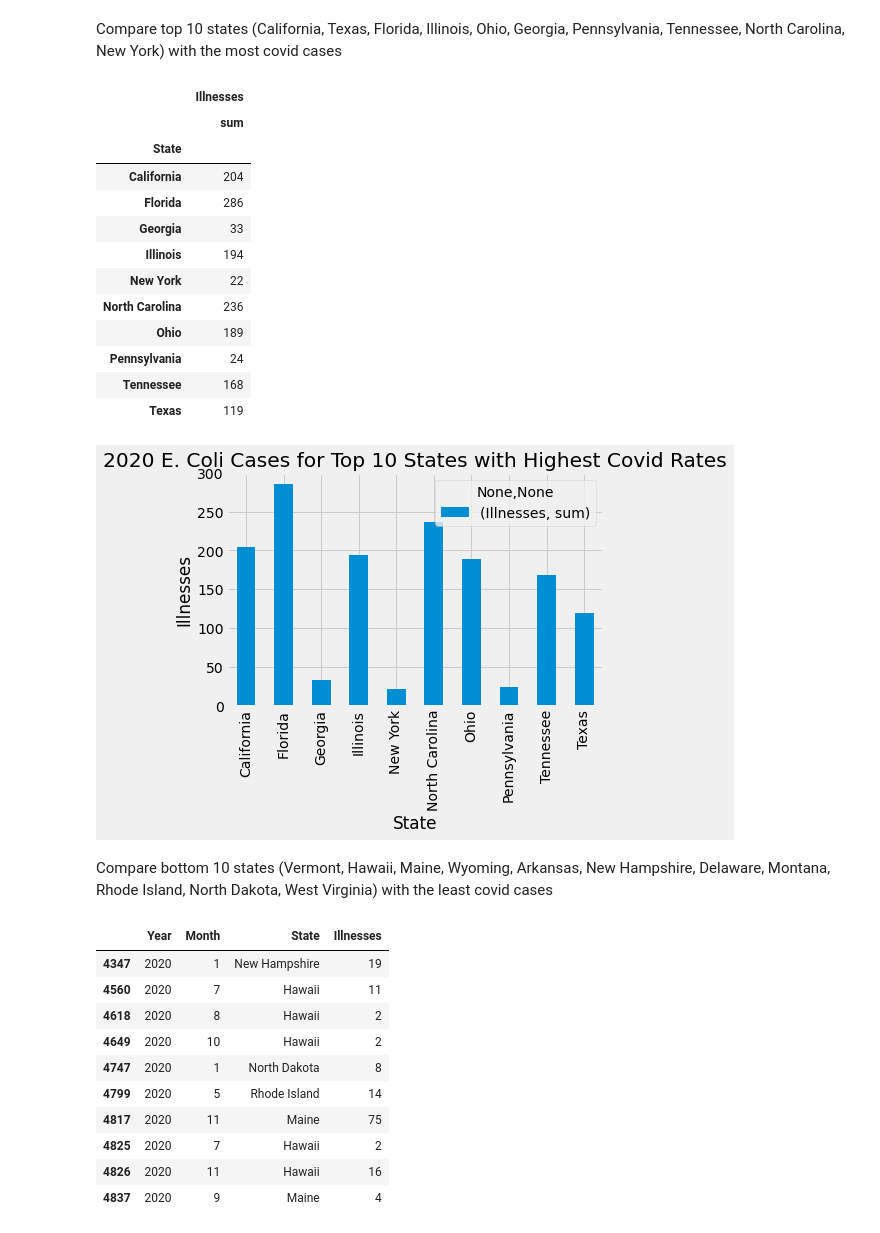
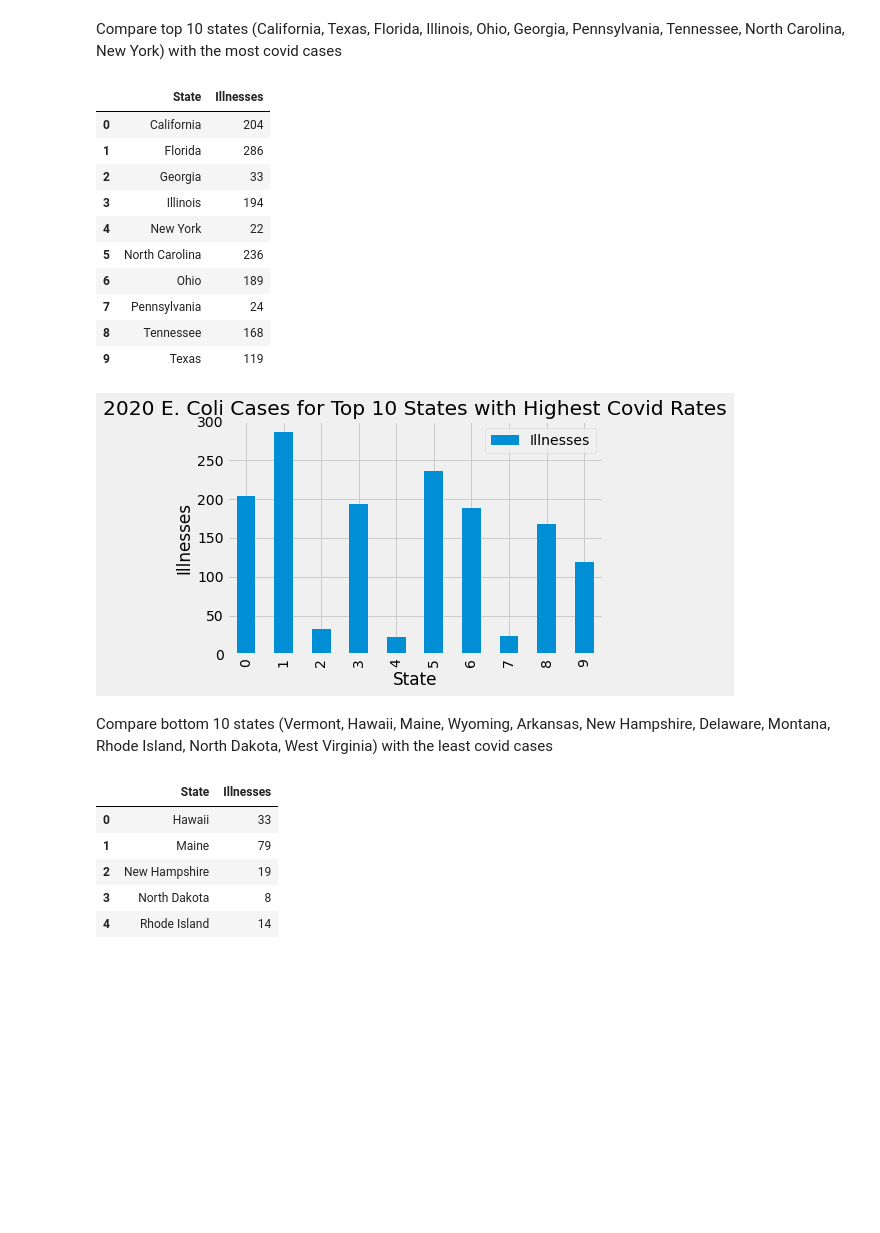
Before and after one commit to K-Mulholland/COVIData, a Jupyter notebook: E. Coli Analysis/E. Coli Analysis & Visualization.ipynb, the cells around one changed output. Cells and saved outputs as stored; diff of their text form; code cells hidden in the pictures; blank space fills up the shorter version.

Commit message:
cleaning up graphs

```diff
--- a/E. Coli Analysis/E. Coli Analysis & Visualization.ipynb
+++ b/E. Coli Analysis/E. Coli Analysis & Visualization.ipynb
@@ -284,52 +284,49 @@ ecoli_high=ecoli_top[(ecoli_top["State"]=="California")|(ecoli_top ["State"]=="T
 (ecoli_top ["State"]=="North Carolina")|(ecoli_top ["State"]=="New York")]
 
 #ecoli_high["Illnesses"].sum()
-ecoli_high2=ecoli_high.groupby(["State"]).agg({"Illnesses":["sum"]})
+ecoli_high2=ecoli_high.groupby(["State"]).agg({"Illnesses":["sum"]}).reset_index()
+ecoli_high2.columns=["State","Illnesses"]
 ecoli_high2
 # %% [output]
-|  | Illnesses |
-|  | sum |
-| State |  |
-| California | 204 |
-| Florida | 286 |
-| Georgia | 33 |
-| Illinois | 194 |
-| New York | 22 |
-| North Carolina | 236 |
-| Ohio | 189 |
-| Pennsylvania | 24 |
-| Tennessee | 168 |
-| Texas | 119 |
+|  | State | Illnesses |
+| 0 | California | 204 |
+| 1 | Florida | 286 |
+| 2 | Georgia | 33 |
+| 3 | Illinois | 194 |
+| 4 | New York | 22 |
+| 5 | North Carolina | 236 |
+| 6 | Ohio | 189 |
+| 7 | Pennsylvania | 24 |
+| 8 | Tennessee | 168 |
+| 9 | Texas | 119 |
-# %%
-ecoli_high2.plot.bar()
-plt.title('2020 E. Coli Cases for Top 10 States with Highest Covid Rates')
-plt.xlabel('State')
-plt.ylabel('Illnesses')
-plt.show()
-# %% [output]
-[figure, removed]
+# %%
+ecoli_high2.plot.bar()
+plt.title('2020 E. Coli Cases for Top 10 States with Highest Covid Rates')
+plt.xlabel('State')
+plt.ylabel('Illnesses')
+plt.show()
+# %% [output]
+[figure, added]
 # %% [markdown]
 Compare bottom 10 states (Vermont, Hawaii, Maine, Wyoming, Arkansas, New Hampshire, Delaware, Montana, Rhode Island, North Dakota, West Virginia) with the least covid cases
 # %%
 #create a dataframe for 2020 e. coli rates for the state that had the lowest covid rates
 
 
 ecoli_bottom=ecoli_df[ecoli_df["Year"]==2020]
 
 ecoli_low=ecoli_bottom[(ecoli_bottom["State"]=="Vermont")|(ecoli_bottom ["State"]=="Hawaii")\
 |(ecoli_bottom ["State"]=="Maine")|(ecoli_bottom ["State"]=="Wyoming")|(ecoli_bottom ["State"]=="Arkansas")|\
 (ecoli_bottom ["State"]=="New Hampshire")|(ecoli_bottom ["State"]=="Delaware")|(ecoli_bottom ["State"]=="Montana")|\
 (ecoli_bottom ["State"]=="Rhode Island")|(ecoli_bottom ["State"]=="North Dakota")|(ecoli_bottom ["State"]=="West Virginia")]
-ecoli_low
+
+ecoli_low2=ecoli_low.groupby(["State"]).agg({"Illnesses":["sum"]}).reset_index()
+ecoli_low2.columns=["State","Illnesses"]
+ecoli_low2
 # %% [output]
-|  | Year | Month | State | Illnesses |
-| 4347 | 2020 | 1 | New Hampshire | 19 |
-| 4560 | 2020 | 7 | Hawaii | 11 |
-| 4618 | 2020 | 8 | Hawaii | 2 |
-| 4649 | 2020 | 10 | Hawaii | 2 |
-| 4747 | 2020 | 1 | North Dakota | 8 |
-| 4799 | 2020 | 5 | Rhode Island | 14 |
-| 4817 | 2020 | 11 | Maine | 75 |
-| 4825 | 2020 | 7 | Hawaii | 2 |
-| 4826 | 2020 | 11 | Hawaii | 16 |
-| 4837 | 2020 | 9 | Maine | 4 |
+|  | State | Illnesses |
+| 0 | Hawaii | 33 |
+| 1 | Maine | 79 |
+| 2 | New Hampshire | 19 |
+| 3 | North Dakota | 8 |
+| 4 | Rhode Island | 14 |
```
Also changed, not shown: parts of 4 cells of this notebook, 1 other file.
